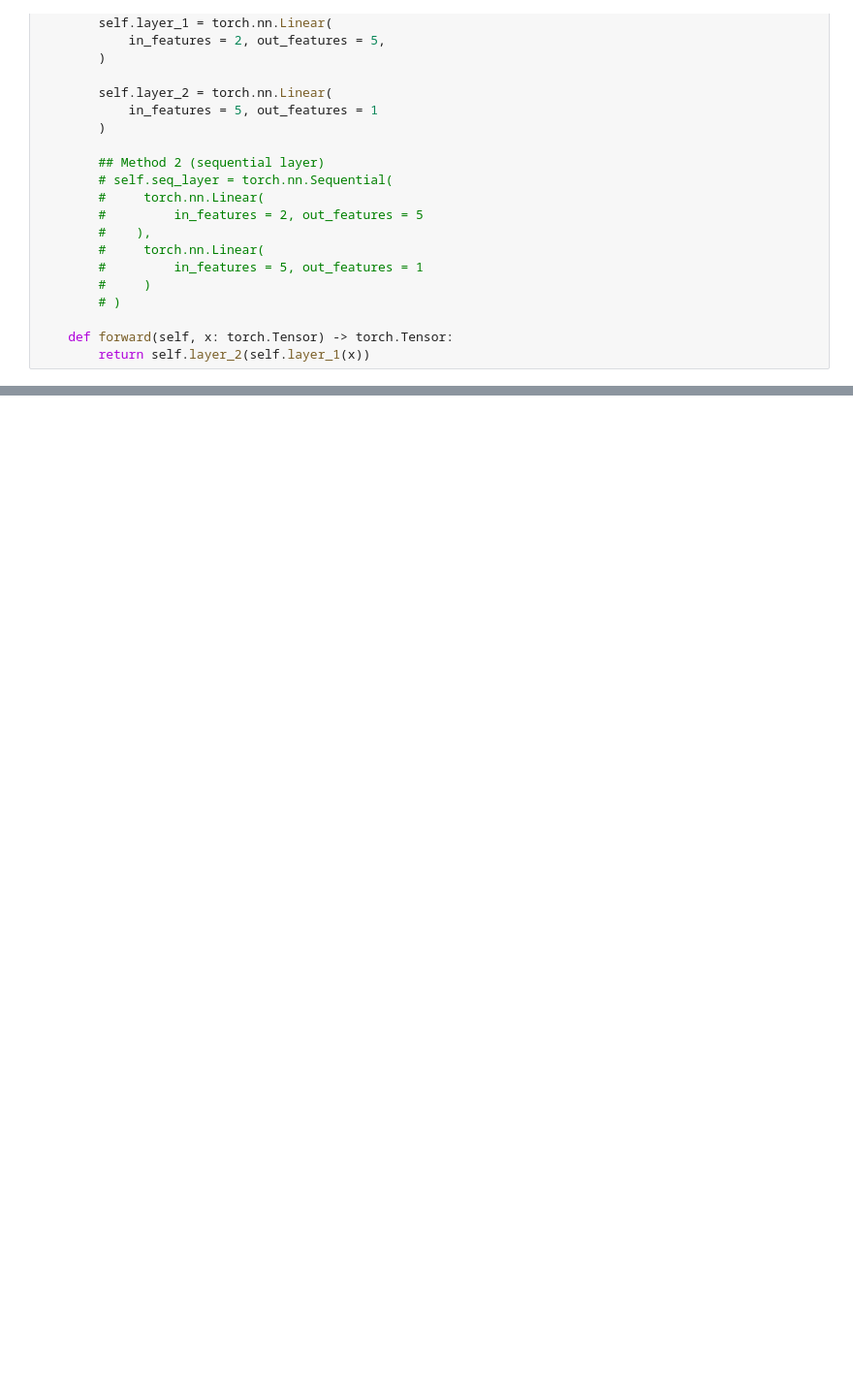
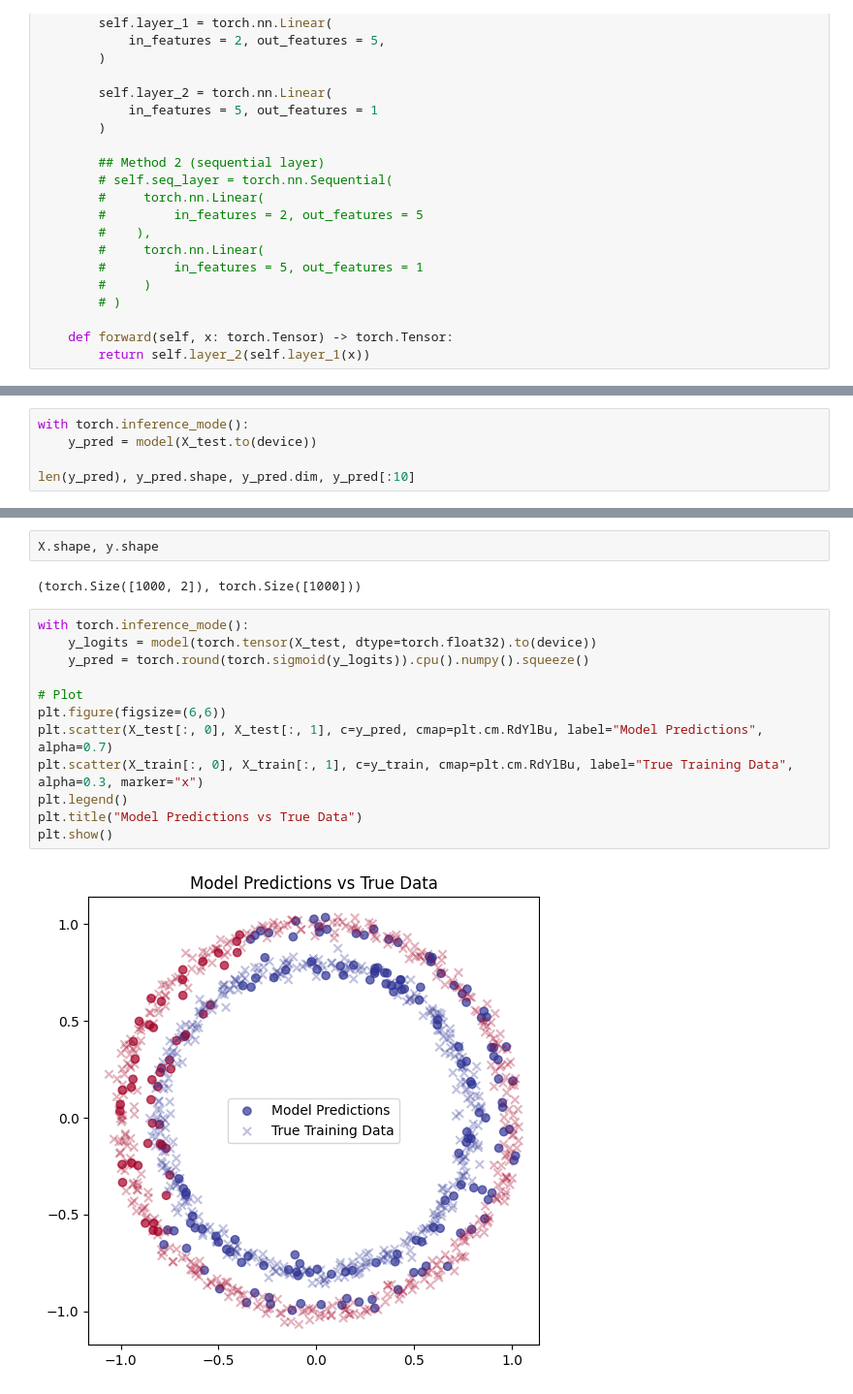
Before and after one commit to axiomchronicles/neural_network_learning, a Jupyter notebook: PyTorch_Learning/pathway_04.ipynb, the cells around one changed output, grey strips where cells are left out. Shown: that part at 97% size. Saved outputs shown, nothing was run; the diff lists cells and outputs as text; blank space fills up the shorter version.

Commit message:
PyTorch | MultiLayerClassifier | Visuals

```diff
--- a/PyTorch_Learning/pathway_04.ipynb
+++ b/PyTorch_Learning/pathway_04.ipynb
@@ -90,0 +91,5 @@ tensor([[0.3695],
+# %%
+with torch.inference_mode():
+    y_pred = model(X_test.to(device))
+
+len(y_pred), y_pred.shape, y_pred.dim, y_pred[:10]
@@ -90,0 +126,18 @@ tensor([[0.3695],
+# %%
+X.shape, y.shape
+# %% [output]
+(torch.Size([1000, 2]), torch.Size([1000]))
+# %%
+with torch.inference_mode():
+    y_logits = model(torch.tensor(X_test, dtype=torch.float32).to(device))
+    y_pred = torch.round(torch.sigmoid(y_logits)).cpu().numpy().squeeze()
+
+# Plot
+plt.figure(figsize=(6,6))
+plt.scatter(X_test[:, 0], X_test[:, 1], c=y_pred, cmap=plt.cm.RdYlBu, label="Model Predictions", alpha=0.7)
+plt.scatter(X_train[:, 0], X_train[:, 1], c=y_train, cmap=plt.cm.RdYlBu, label="True Training Data", alpha=0.3, marker="x")
+plt.legend()
+plt.title("Model Predictions vs True Data")
+plt.show()
+# %% [output]
+[figure, added]
```
Also changed, not shown: parts of 4 cells of this notebook.
